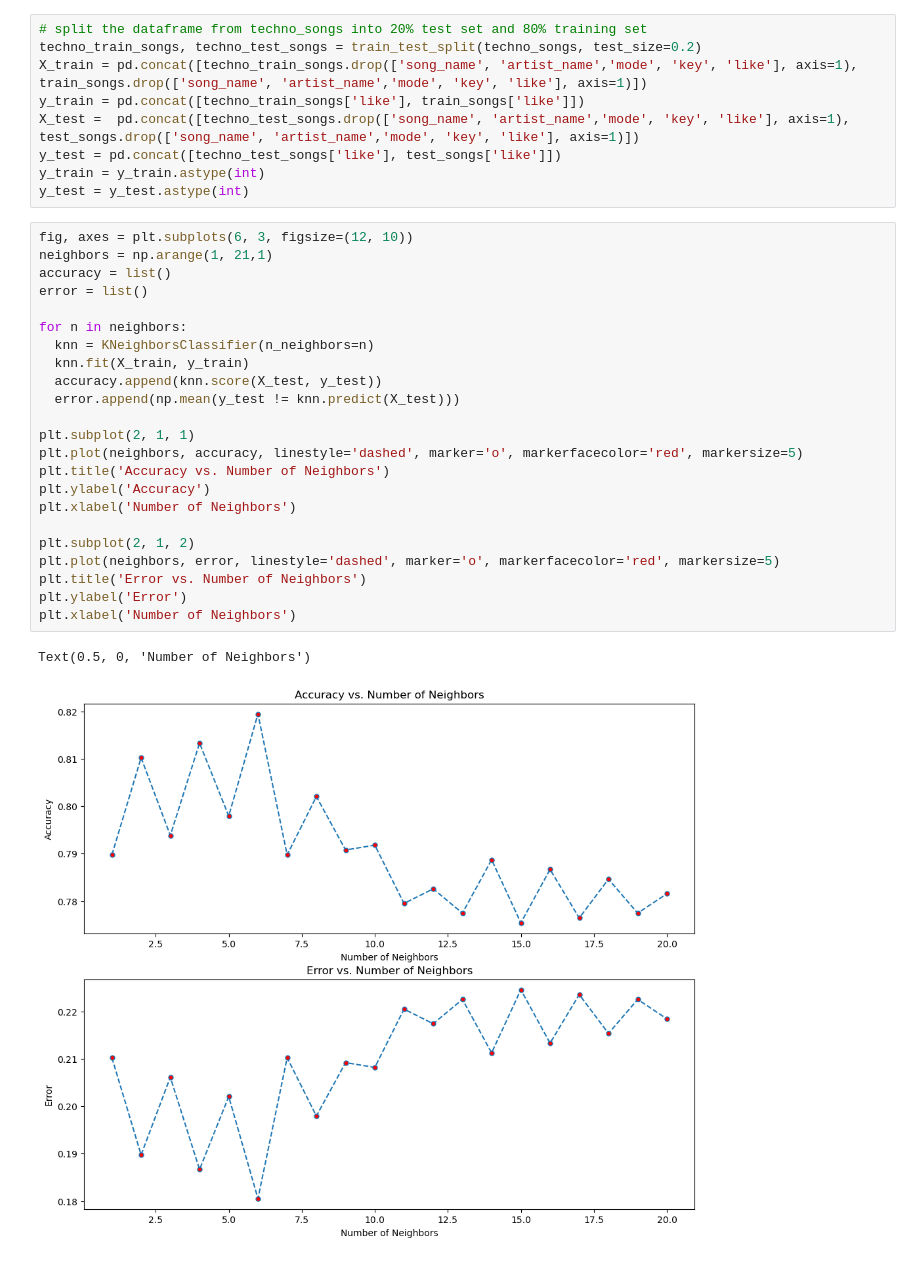
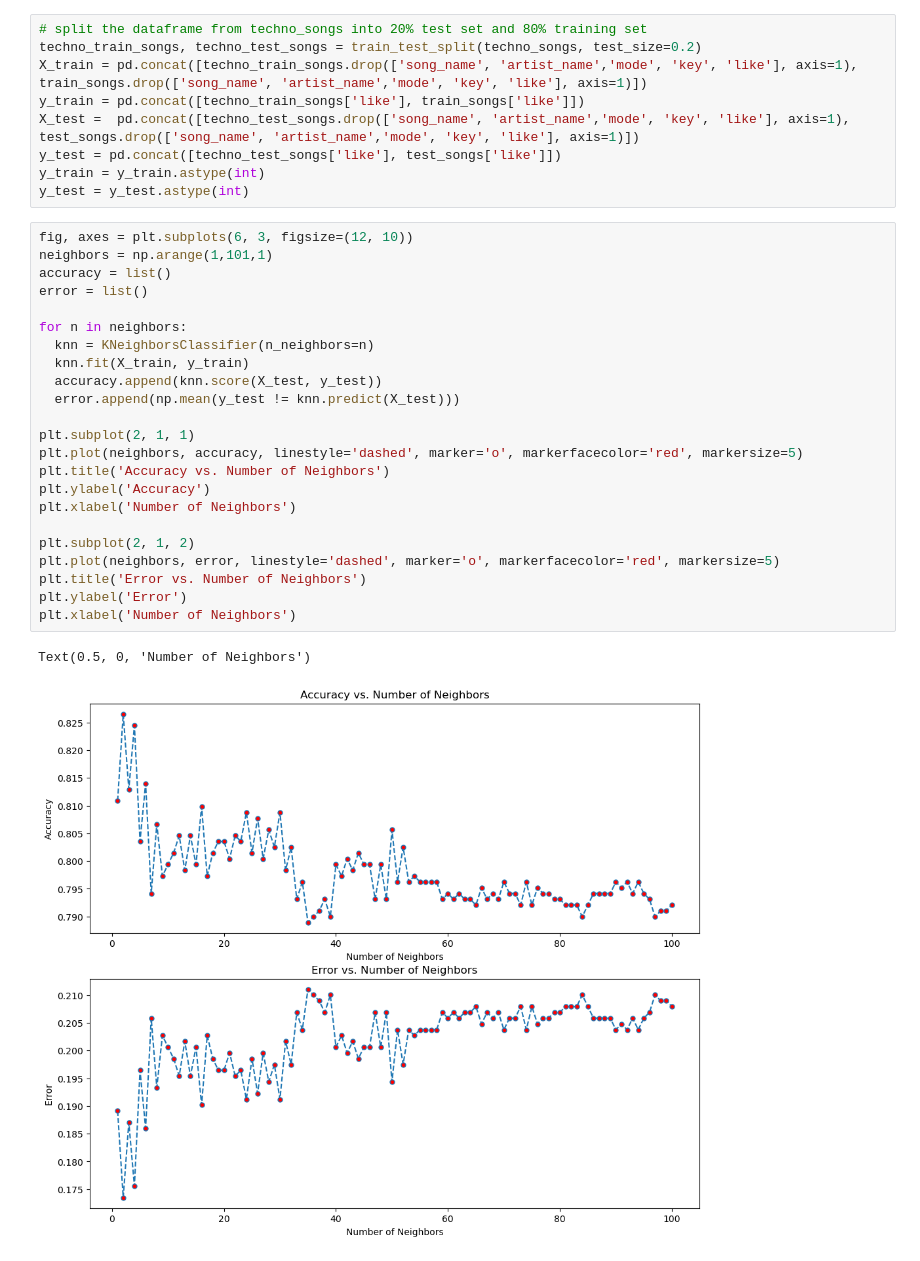
Before and after one commit to misterteri/spotify-api, a Jupyter notebook: main.ipynb, the cells around one changed output. Drawn from its saved outputs; the diff is of its cells as text.

```diff
--- a/main.ipynb
+++ b/main.ipynb
@@ -157,30 +210,30 @@ y_train = y_train.astype(int)
 y_test = y_test.astype(int)
 # %%
 fig, axes = plt.subplots(6, 3, figsize=(12, 10))
-neighbors = np.arange(1, 21,1)
+neighbors = np.arange(1,101,1)
 accuracy = list()
 error = list()
 
 for n in neighbors:
   knn = KNeighborsClassifier(n_neighbors=n)
   knn.fit(X_train, y_train)
   accuracy.append(knn.score(X_test, y_test))
   error.append(np.mean(y_test != knn.predict(X_test)))
 
 plt.subplot(2, 1, 1)
 plt.plot(neighbors, accuracy, linestyle='dashed', marker='o', markerfacecolor='red', markersize=5)
 plt.title('Accuracy vs. Number of Neighbors')
 plt.ylabel('Accuracy')
 plt.xlabel('Number of Neighbors')
 
 plt.subplot(2, 1, 2)
 plt.plot(neighbors, error, linestyle='dashed', marker='o', markerfacecolor='red', markersize=5)
 plt.title('Error vs. Number of Neighbors')
 plt.ylabel('Error')
 plt.xlabel('Number of Neighbors')
 # %% [output]
 Text(0.5, 0, 'Number of Neighbors')
-[figure, old version]
+[figure, new version]
 # %%
 knn = KNeighborsClassifier(n_neighbors=20)
 knn.fit(X_train, y_train)
```
Also changed, not shown: parts of 18 cells of this notebook, 3 other files.
